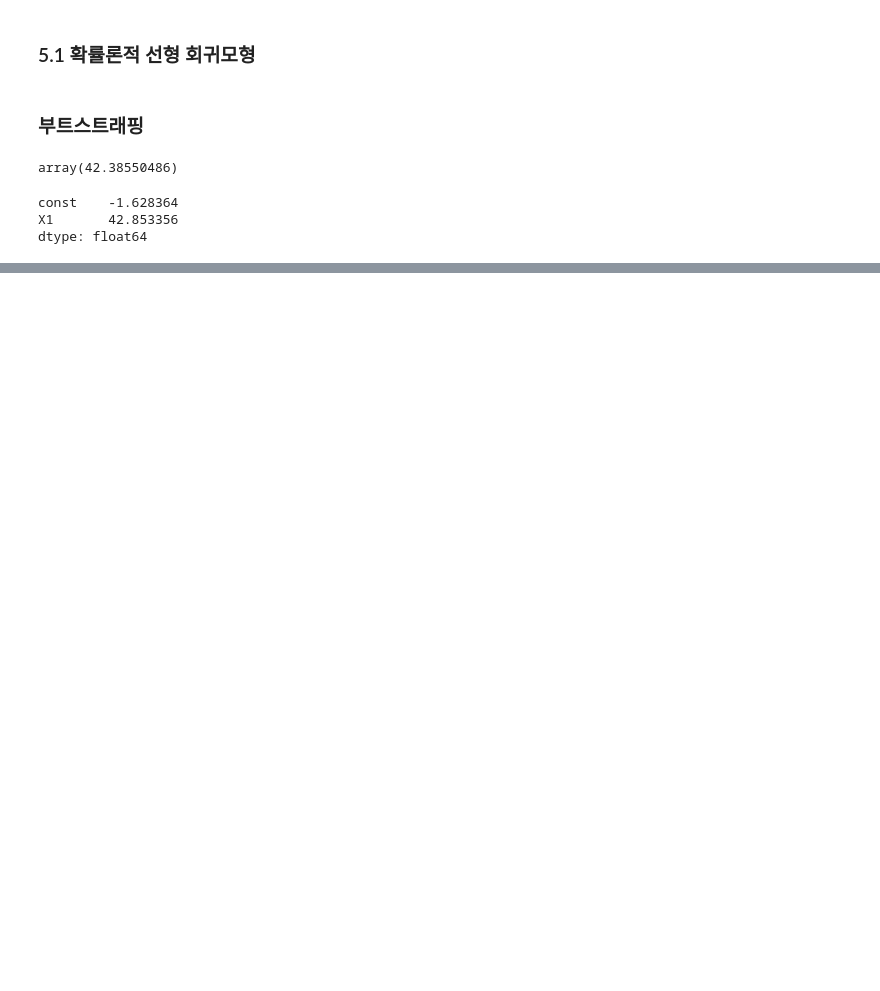
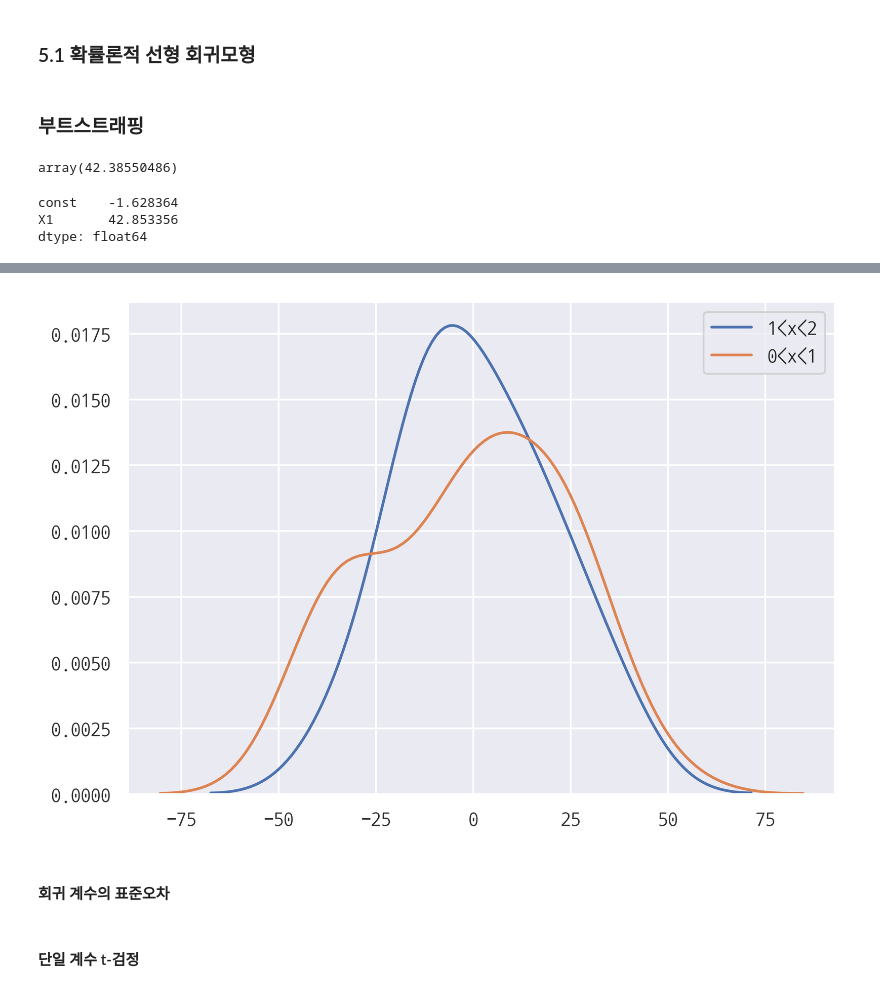
Before and after one commit to hmkim312/TIL, a Jupyter notebook: machinelearning/05_probabilistic linear regression.ipynb, the cells around one changed output, grey strips where cells are left out. Cells and saved outputs as stored; diff of their text form; code cells hidden in the pictures; blank space fills up the shorter version.

```diff
--- a/machinelearning/05_probabilistic linear regression.ipynb
+++ b/machinelearning/05_probabilistic linear regression.ipynb
@@ -55,0 +132,12 @@ plt.show()
+# %%
+# x가 e에 미치는 영향, 0 < x < 1 구간과 1 < x < 2 구간의 e 분포모양
+sns.kdeplot(result.resid[((1 < X0) & (X0 < 2)).flatten()], label='1<x<2')
+sns.kdeplot(result.resid[((0 < X0) & (X0 < 1)).flatten()], label='0<x<1')
+plt.legend()
+plt.show()
+# %% [output]
+[figure, added]
+# %% [markdown]
+#### 회귀 계수의 표준오차
+# %% [markdown]
+#### 단일 계수 t-검정
```
Also changed, not shown: parts of 24 cells of this notebook.
